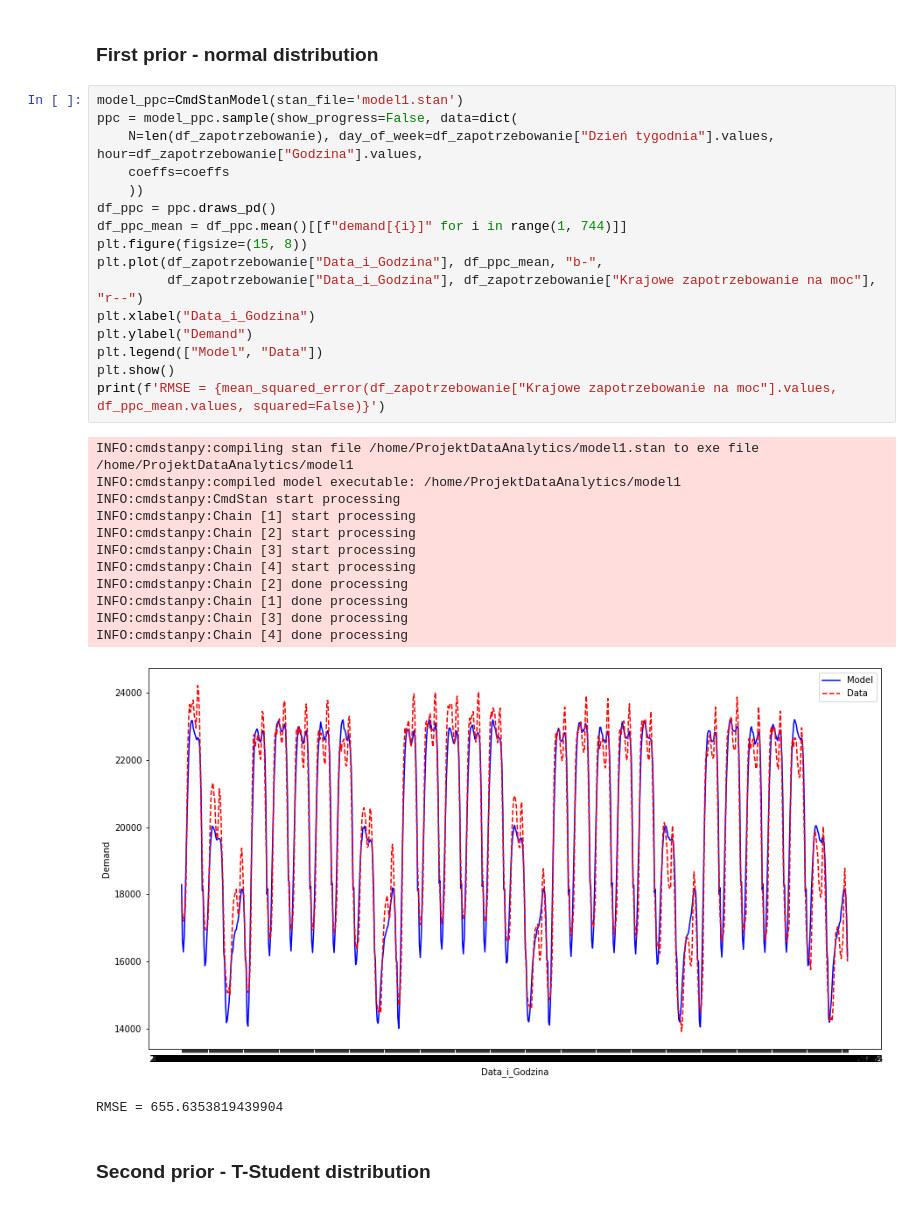
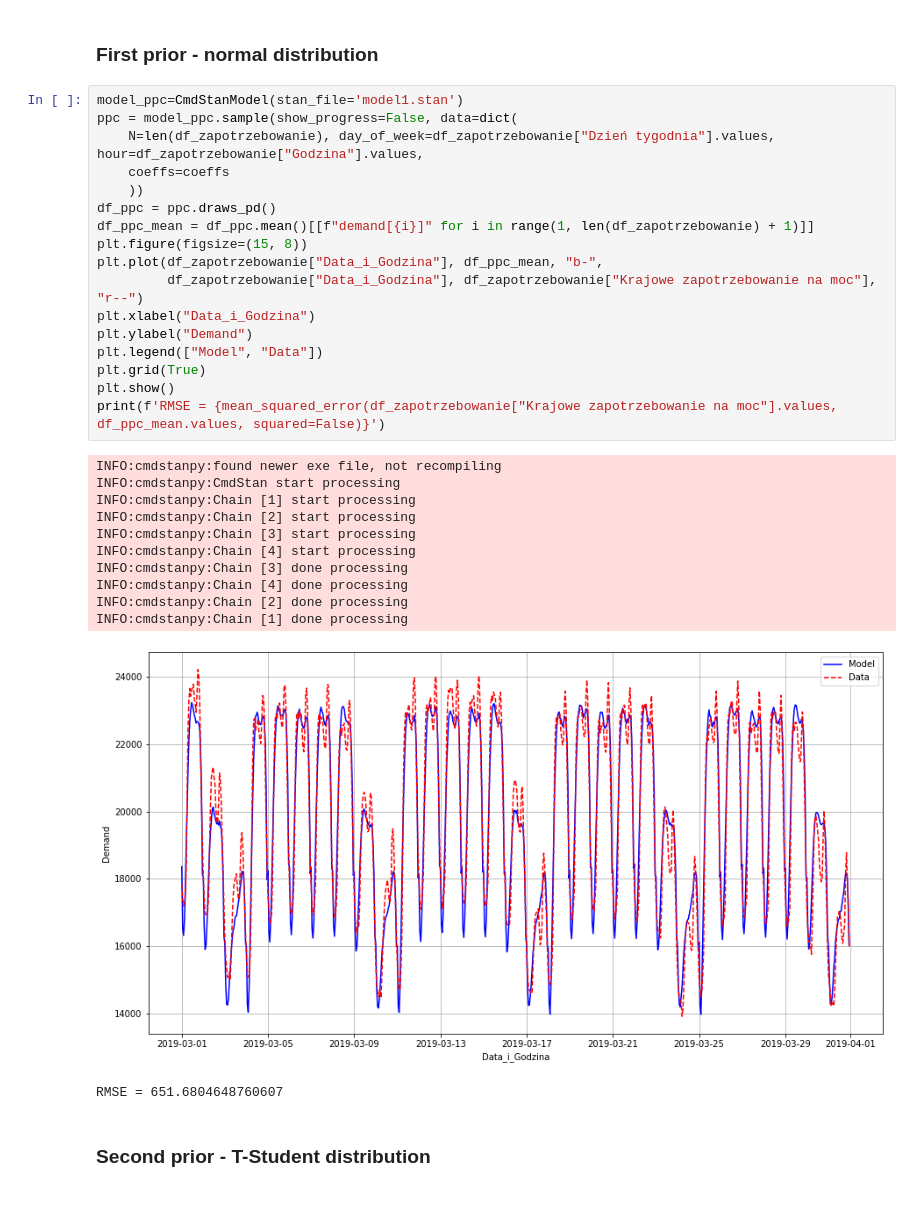
Before and after one commit to pilarskimarcin/ProjektDataAnalytics, a Jupyter notebook: model.ipynb, the cells around one changed output. Drawn from its saved outputs; the diff is of its cells as text.

```diff
--- a/model.ipynb
+++ b/model.ipynb
@@ -89,33 +88,33 @@ for day in range(7):
 # %%
 model_ppc=CmdStanModel(stan_file='model1.stan')
 ppc = model_ppc.sample(show_progress=False, data=dict(
     N=len(df_zapotrzebowanie), day_of_week=df_zapotrzebowanie["Dzień tygodnia"].values, hour=df_zapotrzebowanie["Godzina"].values,
     coeffs=coeffs
     ))
 df_ppc = ppc.draws_pd()
-df_ppc_mean = df_ppc.mean()[[f"demand[{i}]" for i in range(1, 744)]]
+df_ppc_mean = df_ppc.mean()[[f"demand[{i}]" for i in range(1, len(df_zapotrzebowanie) + 1)]]
 plt.figure(figsize=(15, 8))
 plt.plot(df_zapotrzebowanie["Data_i_Godzina"], df_ppc_mean, "b-",
          df_zapotrzebowanie["Data_i_Godzina"], df_zapotrzebowanie["Krajowe zapotrzebowanie na moc"], "r--")
 plt.xlabel("Data_i_Godzina")
 plt.ylabel("Demand")
 plt.legend(["Model", "Data"])
+plt.grid(True)
 plt.show()
 print(f'RMSE = {mean_squared_error(df_zapotrzebowanie["Krajowe zapotrzebowanie na moc"].values, df_ppc_mean.values, squared=False)}')
 # %% [output]
-INFO:cmdstanpy:compiling stan file /home/ProjektDataAnalytics/model1.stan to exe file /home/ProjektDataAnalytics/model1
-INFO:cmdstanpy:compiled model executable: /home/ProjektDataAnalytics/model1
+INFO:cmdstanpy:found newer exe file, not recompiling
 INFO:cmdstanpy:CmdStan start processing
 INFO:cmdstanpy:Chain [1] start processing
 INFO:cmdstanpy:Chain [2] start processing
 INFO:cmdstanpy:Chain [3] start processing
 INFO:cmdstanpy:Chain [4] start processing
+INFO:cmdstanpy:Chain [3] done processing
+INFO:cmdstanpy:Chain [4] done processing
 INFO:cmdstanpy:Chain [2] done processing
 INFO:cmdstanpy:Chain [1] done processing
-INFO:cmdstanpy:Chain [3] done processing
-INFO:cmdstanpy:Chain [4] done processing
-[figure, old version]
+[figure, new version]
-RMSE = 655.6353819439904
+RMSE = 651.6804648760607
 # %% [markdown]
 ### Second prior - T-Student distribution
 # %%
```
Also changed, not shown: parts of 16 cells of this notebook, 10 other files.
